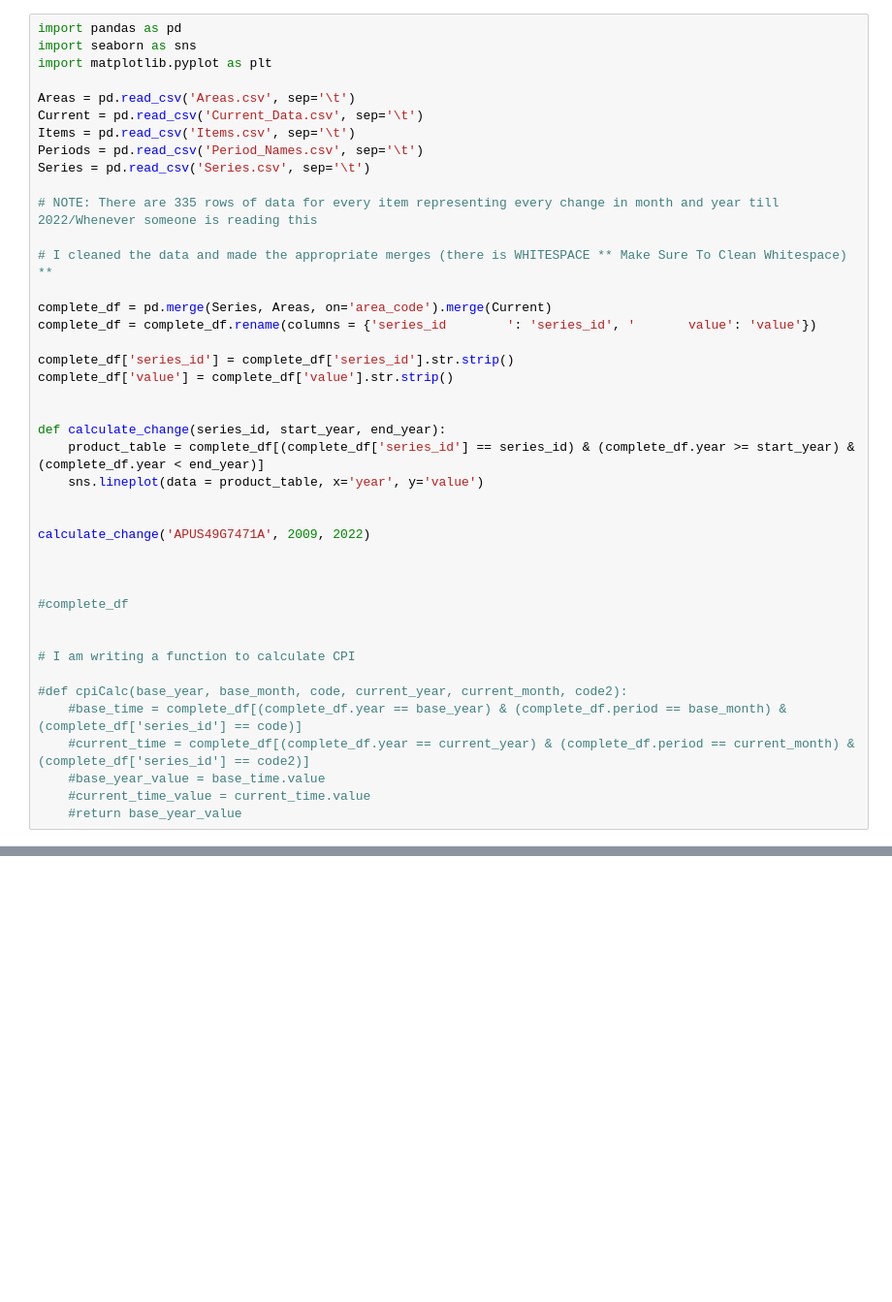
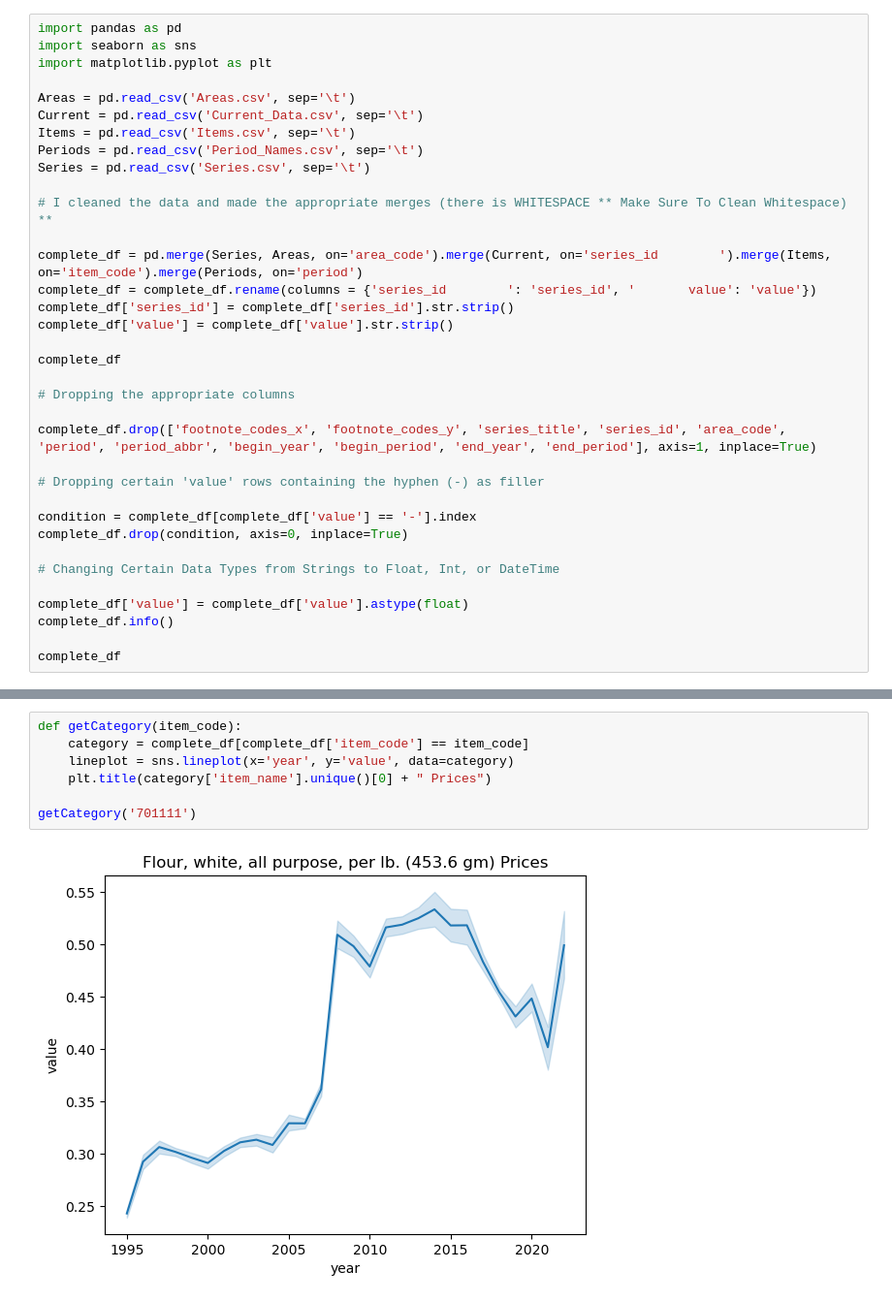
Before and after one commit to DataCruncher09/CPI-Data-Analysis, a Jupyter notebook: CPI_Data_Project.ipynb, the cells around one changed output, grey strips where cells are left out. Shown at 97% size. Saved outputs shown, nothing was run; the diff lists cells and outputs as text; blank space fills up the shorter version.

```diff
--- a/CPI_Data_Project.ipynb
+++ b/CPI_Data_Project.ipynb
@@ -9,35 +34,28 @@ Items = pd.read_csv('Items.csv', sep='\t')
 Periods = pd.read_csv('Period_Names.csv', sep='\t')
 Series = pd.read_csv('Series.csv', sep='\t')
 
-# NOTE: There are 335 rows of data for every item representing every change in month and year till 2022/Whenever someone is reading this
-
 # I cleaned the data and made the appropriate merges (there is WHITESPACE ** Make Sure To Clean Whitespace) **
 
-complete_df = pd.merge(Series, Areas, on='area_code').merge(Current)
+complete_df = pd.merge(Series, Areas, on='area_code').merge(Current, on='series_id        ').merge(Items, on='item_code').merge(Periods, on='period')
 complete_df = complete_df.rename(columns = {'series_id        ': 'series_id', '       value': 'value'})
-
 complete_df['series_id'] = complete_df['series_id'].str.strip()
 complete_df['value'] = complete_df['value'].str.strip()
 
+complete_df
 
-def calculate_change(series_id, start_year, end_year):
-    product_table = complete_df[(complete_df['series_id'] == series_id) & (complete_df.year >= start_year) & (complete_df.year < end_year)]
-    sns.lineplot(data = product_table, x='year', y='value')
+# Dropping the appropriate columns
 
+complete_df.drop(['footnote_codes_x', 'footnote_codes_y', 'series_title', 'series_id', 'area_code', 'period', 'period_abbr', 'begin_year', 'begin_period', 'end_year', 'end_period'], axis=1, inplace=True)
 
-calculate_change('APUS49G7471A', 2009, 2022)
+# Dropping certain 'value' rows containing the hyphen (-) as filler
 
+condition = complete_df[complete_df['value'] == '-'].index
+complete_df.drop(condition, axis=0, inplace=True)
 
+# Changing Certain Data Types from Strings to Float, Int, or DateTime
 
-#complete_df
+complete_df['value'] = complete_df['value'].astype(float)
+complete_df.info()
 
-
-# I am writing a function to calculate CPI
-
-#def cpiCalc(base_year, base_month, code, current_year, current_month, code2):
-    #base_time = complete_df[(complete_df.year == base_year) & (complete_df.period == base_month) & (complete_df['series_id'] == code)]
-    #current_time = complete_df[(complete_df.year == current_year) & (complete_df.period == current_month) & (complete_df['series_id'] == code2)]
-    #base_year_value = base_time.value
-    #current_time_value = current_time.value
-    #return base_year_value
+complete_df
 # %% [output]
@@ -44,0 +92,9 @@ calculate_change('APUS49G7471A', 2009, 2022)
+# %%
+def getCategory(item_code):
+    category = complete_df[complete_df['item_code'] == item_code]
+    lineplot = sns.lineplot(x='year', y='value', data=category)
+    plt.title(category['item_name'].unique()[0] + " Prices")
+
+getCategory('701111')
+# %% [output]
+[figure, added]
```
Also changed, not shown: parts of 3 cells of this notebook.
